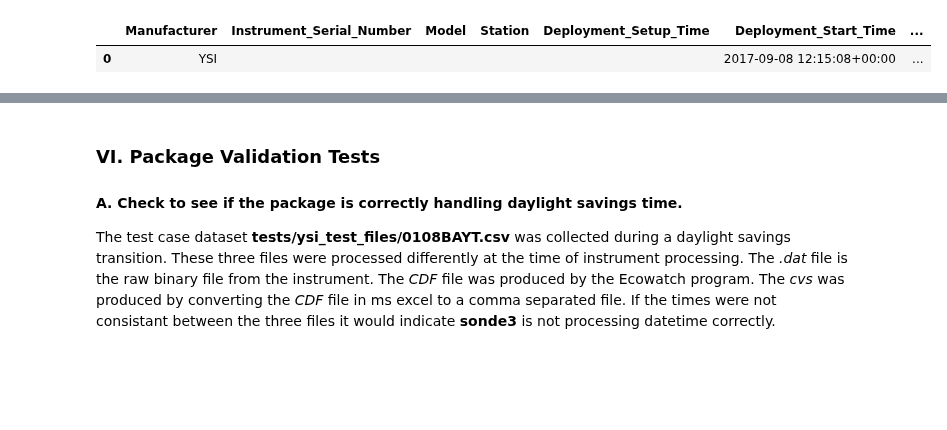
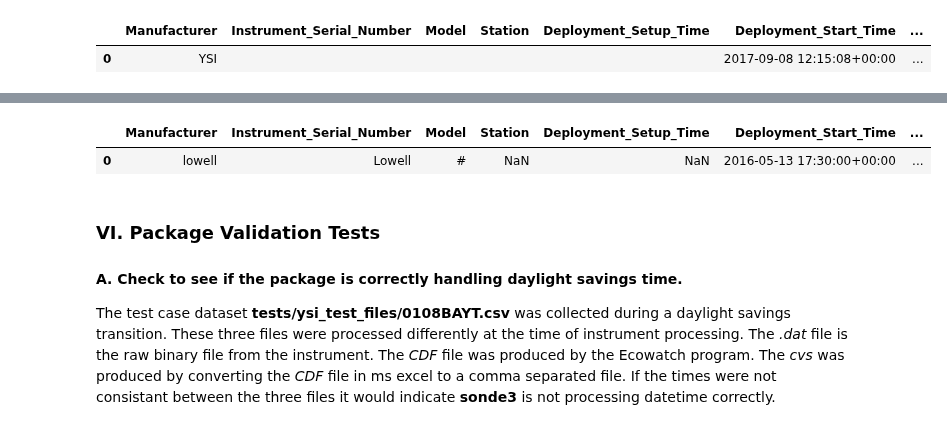
Before and after one commit to kimia-karimi/sonde3, a Jupyter notebook: index.ipynb, the cells around one changed output, grey strips where cells are left out. Cells and saved outputs as stored; diff of their text form; code cells hidden in the pictures; blank space fills up the shorter version.

```diff
--- a/index.ipynb
+++ b/index.ipynb
@@ -358,0 +293,2 @@ df.head()
+# %%
+metadata, df = sonde3.sonde("tests/lowell_test_files/1603103_SAB_05122016.csv")
@@ -359,3 +305,8 @@ df.head()
+# %%
+metadata.head()
+# %% [output]
+|  | Manufacturer | Instrument_Serial_Number | Model | Station | Deployment_Setup_Time | Deployment_Start_Time | ... |
+| 0 | lowell | Lowell | # | NaN | NaN | 2016-05-13 17:30:00+00:00 | ... |
 # %% [markdown]
 ### VI. Package Validation Tests
 
```
Also changed, not shown: parts of 10 cells of this notebook, 8 other files.
